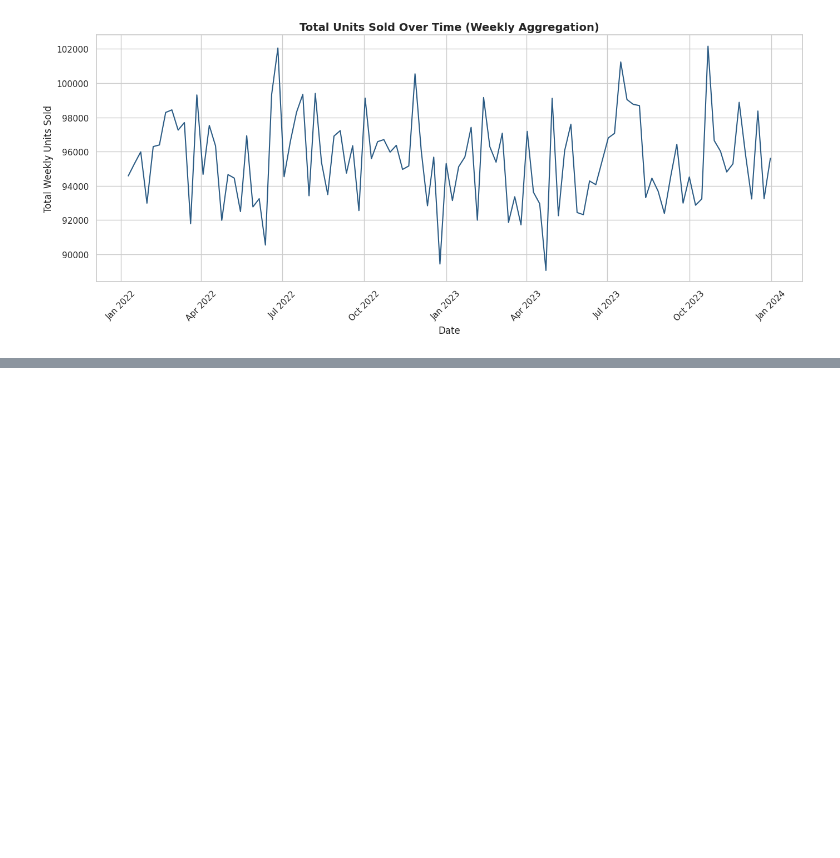
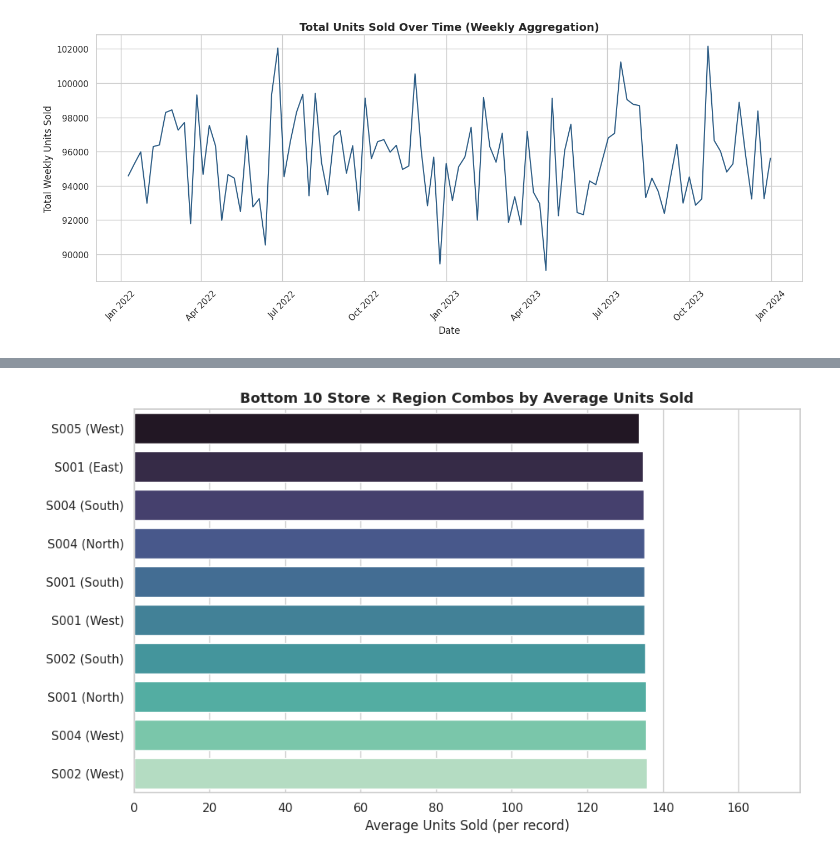
Before and after one commit to lianlianliann/Retail-Demand-Forecasting-Sales-Analysis, a Jupyter notebook: notebooks/01_Data_Cleaning_and_EDA.ipynb, the cells around one changed output, grey strips where cells are left out. Cells and saved outputs as stored; diff of their text form; code cells hidden in the pictures; blank space fills up the shorter version.

```diff
--- a/notebooks/01_Data_Cleaning_and_EDA.ipynb
+++ b/notebooks/01_Data_Cleaning_and_EDA.ipynb
@@ -210,0 +276,22 @@ Average Inventory Level (per record): 274.47
+# %%
+# 1. Calculate average units sold per Store ID x Region
+store_performance = df.groupby(['Store ID', 'Region'])['Units Sold'].mean().reset_index()
+
+# 2. Sort ascending to get the lowest performers at the top of our list
+bottom_10_stores = store_performance.sort_values(by='Units Sold', ascending=True).head(10)
+
+# Combine Store ID and Region for a clean chart label
+bottom_10_stores['Store_Label'] = bottom_10_stores['Store ID'] + " (" + bottom_10_stores['Region'] + ")"
+
+# 3. Plotting
+plt.figure(figsize=(10, 6))
+sns.barplot(data=bottom_10_stores, x='Units Sold', y='Store_Label', palette='mako', hue='Store_Label', legend=False)
+
+plt.title('Bottom 10 Store × Region Combos by Average Units Sold', fontsize=13, fontweight='bold')
+plt.xlabel('Average Units Sold (per record)', fontsize=12)
+plt.ylabel('')
+plt.xlim(0, bottom_10_stores['Units Sold'].max() * 1.3)
+plt.tight_layout()
+plt.show()
+# %% [output]
+[figure, added]
```
Also changed, not shown: parts of 7 cells of this notebook.
